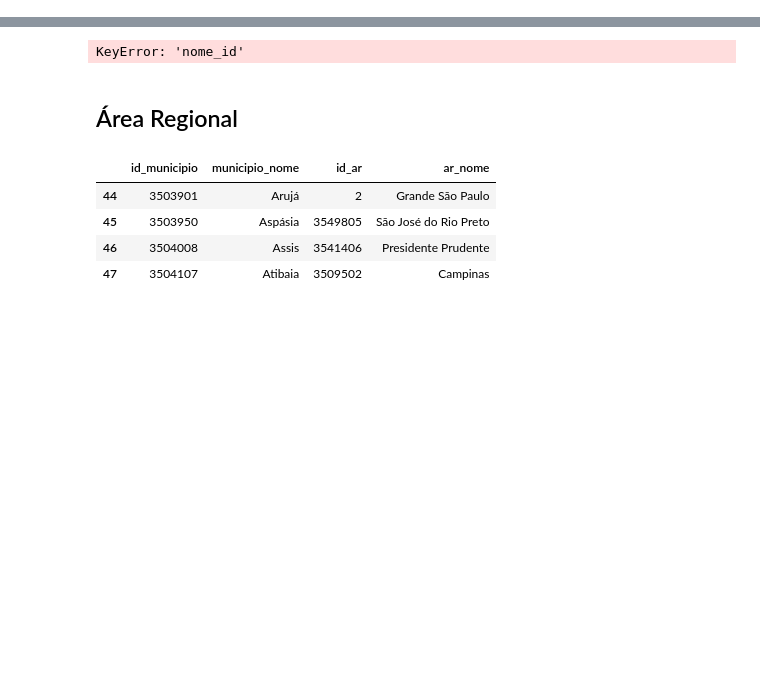
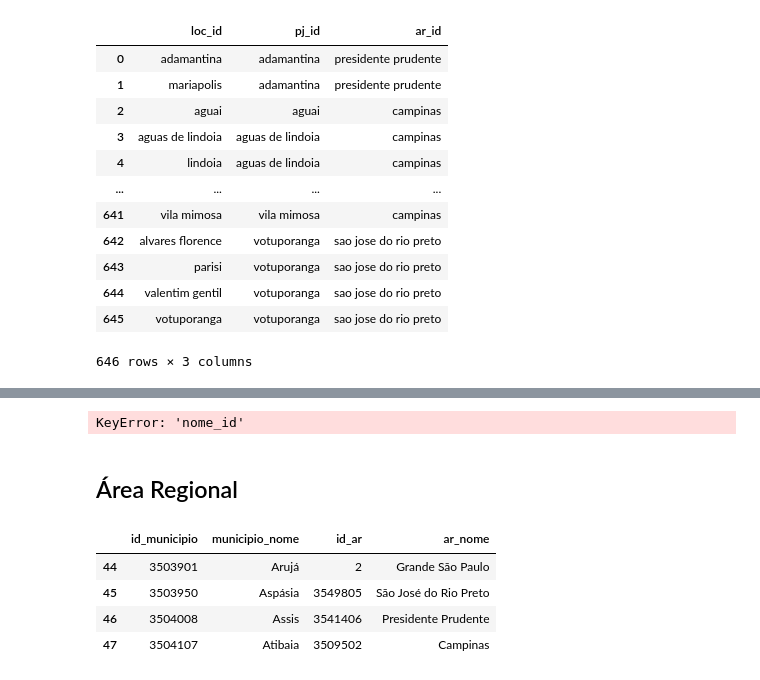
Before and after one commit to open-geodata/sp_mpsp_divadmin, a Jupyter notebook: get_infos_outros.ipynb, the cells around one changed output, grey strips where cells are left out. Saved outputs shown, nothing was run; the diff lists cells and outputs as text; code cells hidden in the pictures; blank space fills up the shorter version.

```diff
--- a/mpsp_get_infos_outros.ipynb
+++ b/get_infos_outros.ipynb
@@ -5,0 +10,5 @@ mask = df['id_gaema'].notnull()
+# %%
+from unicodedata import normalize
+
+def remover_acentos(txt):
+    return normalize('NFKD', txt).encode('ASCII', 'ignore').decode('ASCII')
@@ -5,0 +59,61 @@ mask = df['id_gaema'].notnull()
+# %%
+# Read CSV
+df = pd.read_csv(
+    os.path.join('data', 'tabs', 'tabula_out.csv'),
+    usecols=['Localidade', 'Promotoria de Justiça Pertencente', 'Area Regional']
+)
+
+# Remove Acentos
+df['loc_id'] = df['Localidade'].apply(lambda x: x.replace('MOJI MIRIM', 'Mogi Mirim'))
+
+# Set Lower
+df['loc_id'] = df['loc_id'].str.lower()
+
+# Remove Acentos
+df['loc_id'] = df['loc_id'].apply(lambda x: remover_acentos(x))
+
+
+
+# Remove Acentos
+df['pj_id'] = df['Promotoria de Justiça Pertencente'].apply(lambda x: str(x).replace('MOJI MIRIM', 'Mogi Mirim'))
+
+# Set Lower
+df['pj_id'] = df['pj_id'].str.lower()
+
+# Remove Acentos
+df['pj_id'] = df['pj_id'].apply(lambda x: remover_acentos(x))
+
+
+
+# Remove Acentos
+df['ar_id'] = df['Area Regional'].apply(lambda x: str(x).replace('MOJI MIRIM', 'Mogi Mirim'))
+
+# Set Lower
+df['ar_id'] = df['ar_id'].str.lower()
+
+# Remove Acentos
+df['ar_id'] = df['ar_id'].apply(lambda x: remover_acentos(x))
+
+# Deleta Linhas e Colunas
+df.drop(
+    ['Localidade', 'Promotoria de Justiça Pertencente', 'Area Regional'],
+    axis=1,
+    inplace=True,
+    errors='ignore'
+)
+df = df.loc[df['loc_id'] != '41.262.199']
+df
+# %% [output]
+|  | loc_id | pj_id | ar_id |
+| 0 | adamantina | adamantina | presidente prudente |
+| 1 | mariapolis | adamantina | presidente prudente |
+| 2 | aguai | aguai | campinas |
+| 3 | aguas de lindoia | aguas de lindoia | campinas |
+| 4 | lindoia | aguas de lindoia | campinas |
+| ... | ... | ... | ... |
+| 641 | vila mimosa | vila mimosa | campinas |
+| 642 | alvares florence | votuporanga | sao jose do rio preto |
+| 643 | parisi | votuporanga | sao jose do rio preto |
+| 644 | valentim gentil | votuporanga | sao jose do rio preto |
+| 645 | votuporanga | votuporanga | sao jose do rio preto |
+646 rows × 3 columns
```
Also changed, not shown: parts of 9 cells of this notebook, 34 other files.
